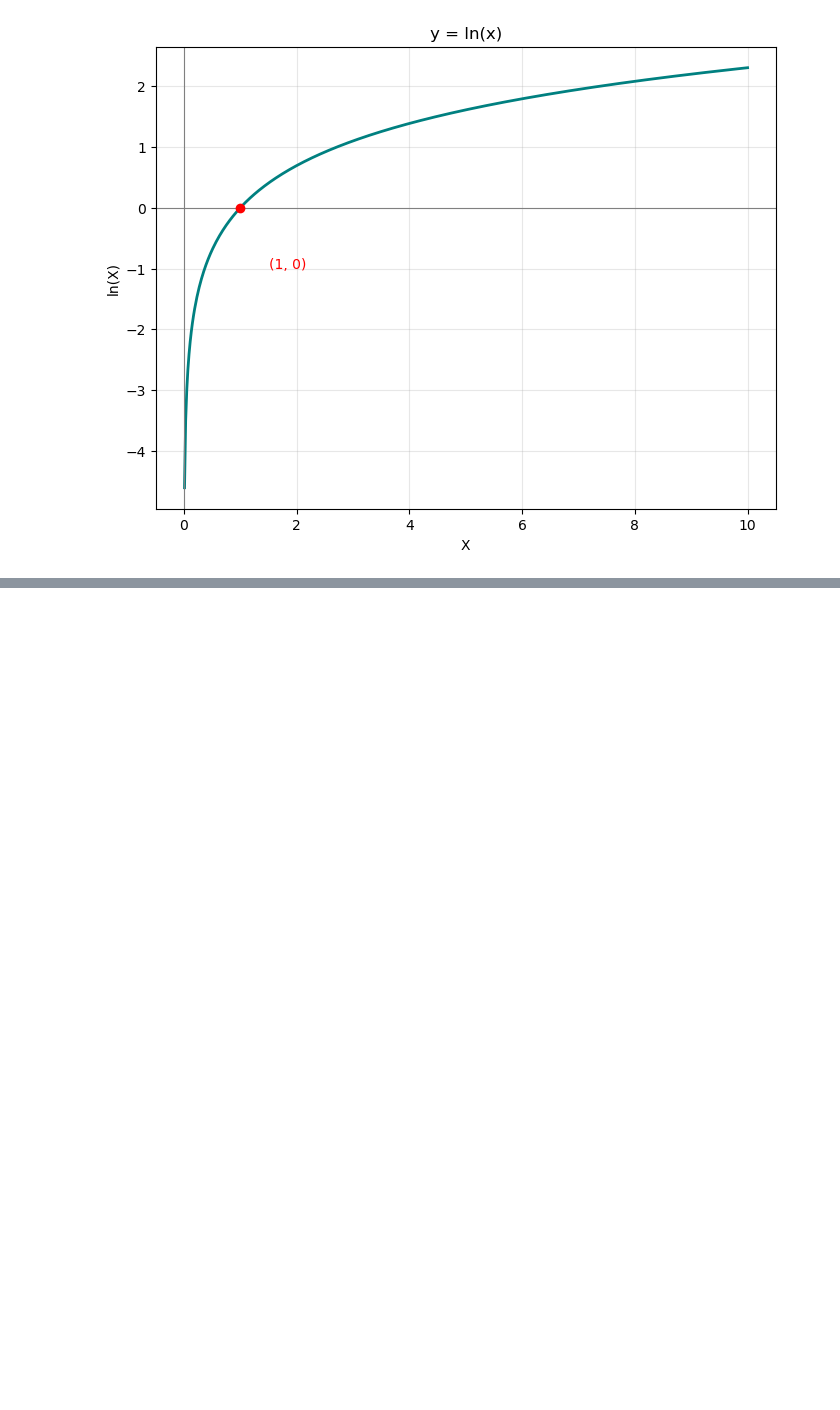
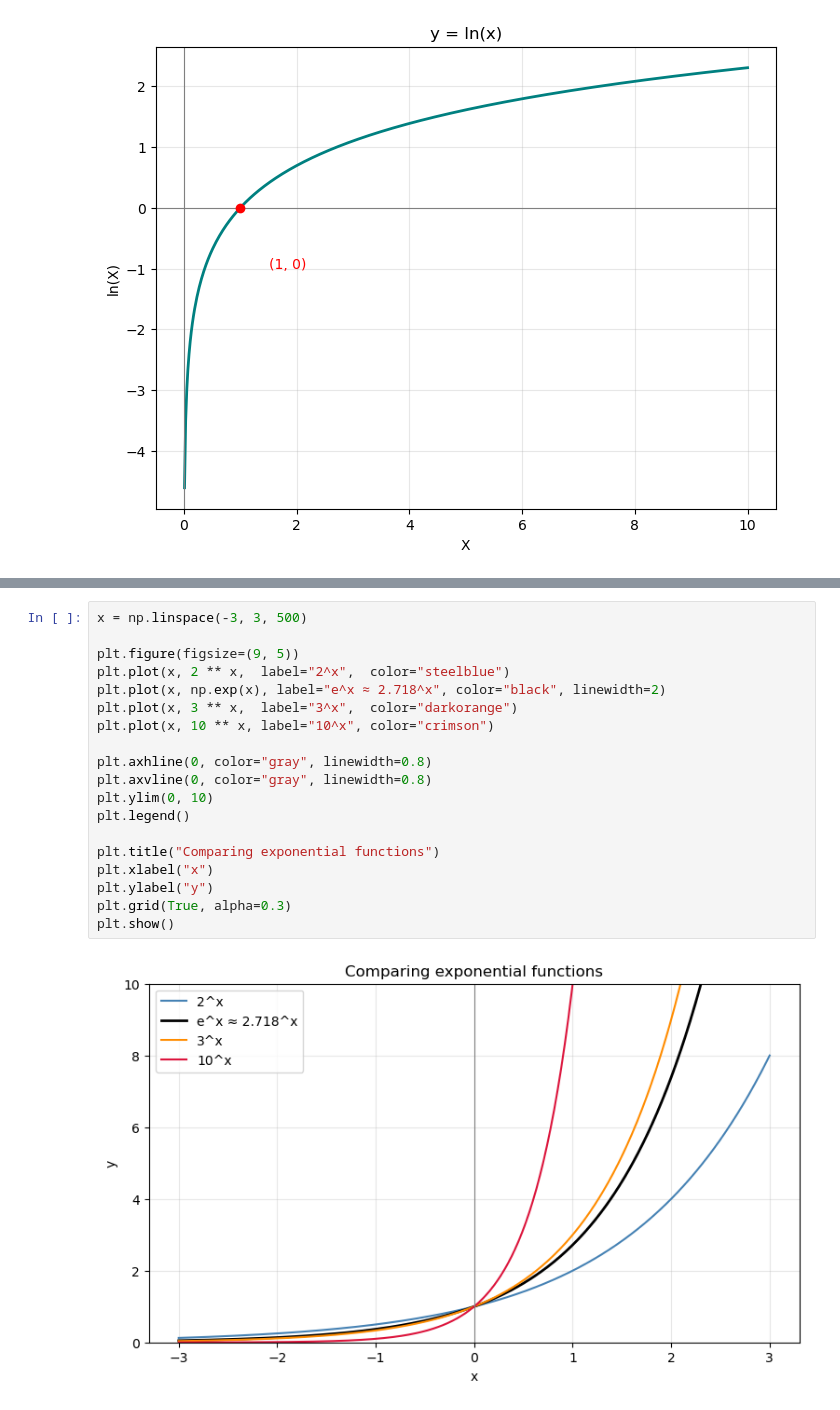
Before and after one commit to BoostanAlireza/Matplotlib-Practice, a Jupyter notebook: 2.ipynb, the cells around one changed output, grey strips where cells are left out. Drawn from its saved outputs; the diff is of its cells as text; blank space fills up the shorter version.

```diff
--- a/2.ipynb
+++ b/2.ipynb
@@ -203,0 +252,21 @@ plt.show()
+# %%
+x = np.linspace(-3, 3, 500)
+
+plt.figure(figsize=(9, 5))
+plt.plot(x, 2 ** x,  label="2^x",  color="steelblue")
+plt.plot(x, np.exp(x), label="e^x ≈ 2.718^x", color="black", linewidth=2)
+plt.plot(x, 3 ** x,  label="3^x",  color="darkorange")
+plt.plot(x, 10 ** x, label="10^x", color="crimson")
+
+plt.axhline(0, color="gray", linewidth=0.8)
+plt.axvline(0, color="gray", linewidth=0.8)
+plt.ylim(0, 10)
+plt.legend()
+
+plt.title("Comparing exponential functions")
+plt.xlabel("x")
+plt.ylabel("y")
+plt.grid(True, alpha=0.3)
+plt.show()
+# %% [output]
+[figure, added]
```
Also changed, not shown: parts of 3 cells of this notebook.
